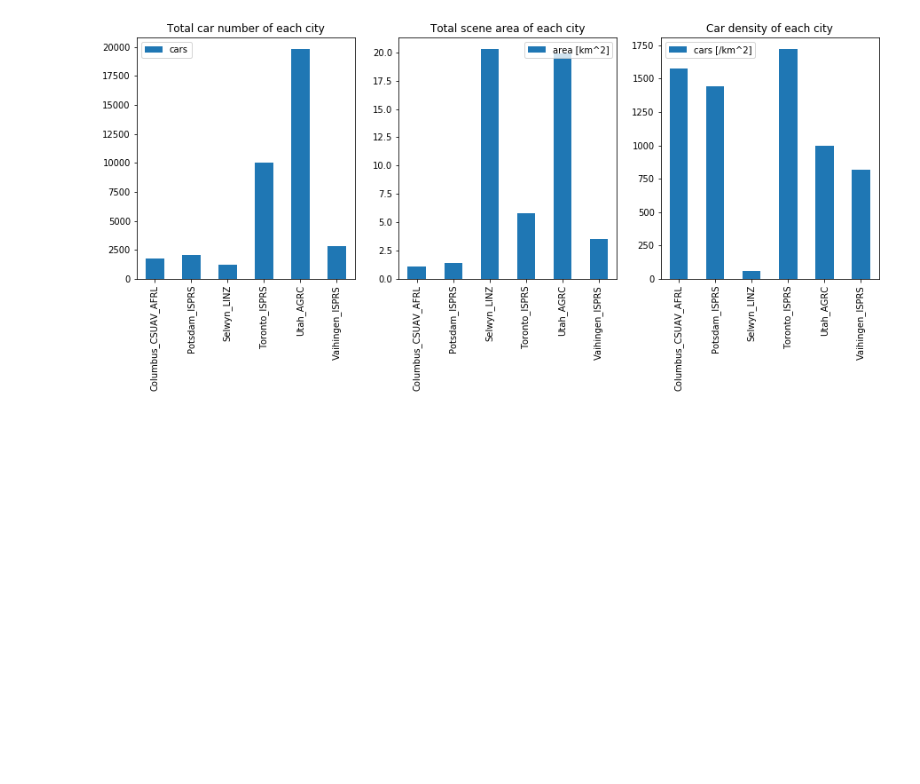
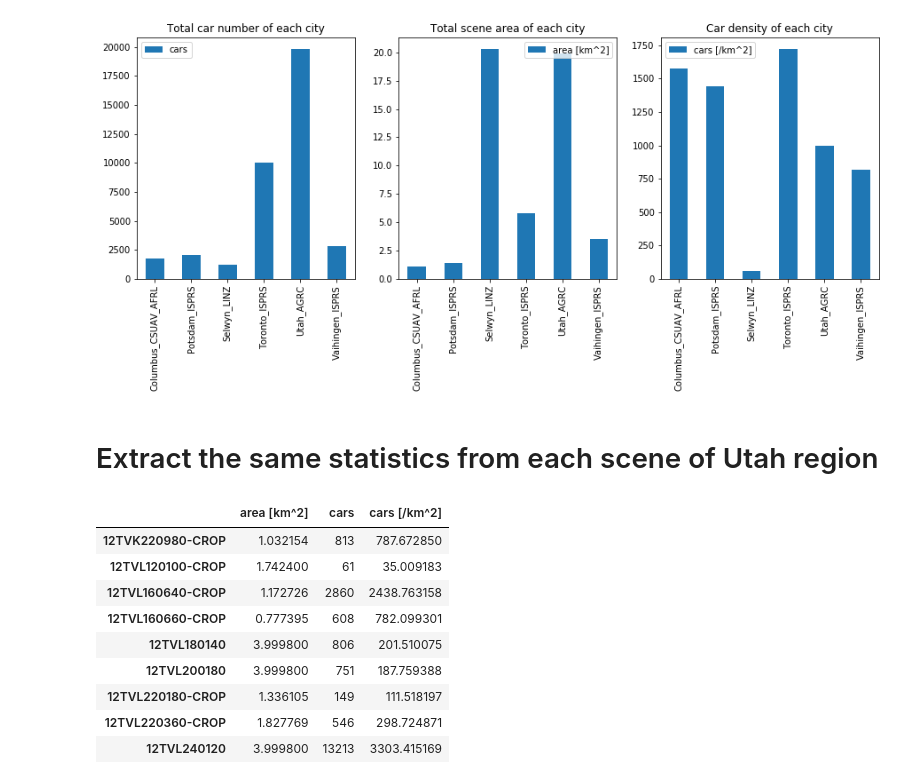
Before and after one commit to motokimura/cowc_car_counting, a Jupyter notebook: notebooks/features/extract_cowc_stats.ipynb, the cells around one changed output. Saved outputs shown, nothing was run; the diff lists cells and outputs as text; code cells hidden in the pictures; blank space fills up the shorter version.

```diff
--- a/notebooks/features/extract_cowc_stats.ipynb
+++ b/notebooks/features/extract_cowc_stats.ipynb
@@ -102,3 +127,24 @@ stats_df.plot(ax=axes[2], kind='bar', y=['cars [/km^2]'], title='Car density of
 # %% [output]
 <matplotlib.axes._subplots.AxesSubplot at 0x...>
 [figure]
+# %% [markdown]
+# Extract the same statistics from each scene of Utah region
+# %%
+city_utah = 'Utah_AGRC.txt'
+
+scenes_utah = get_scenes(city_root, city_utah)
+stats_utah = extract_city_stats(data_root, scenes_utah, False)
+
+stats_utah_df = gen_stats_dataframe(stats_utah)
+stats_utah_df
+# %% [output]
+|  | area [km^2] | cars | cars [/km^2] |
+| 12TVK220980-CROP | 1.032154 | 813 | 787.672850 |
+| 12TVL120100-CROP | 1.742400 | 61 | 35.009183 |
+| 12TVL160640-CROP | 1.172726 | 2860 | 2438.763158 |
+| 12TVL160660-CROP | 0.777395 | 608 | 782.099301 |
+| 12TVL180140 | 3.999800 | 806 | 201.510075 |
+| 12TVL200180 | 3.999800 | 751 | 187.759388 |
+| 12TVL220180-CROP | 1.336105 | 149 | 111.518197 |
+| 12TVL220360-CROP | 1.827769 | 546 | 298.724871 |
+| 12TVL240120 | 3.999800 | 13213 | 3303.415169 |
```
Also changed, not shown: parts of 6 cells of this notebook.
